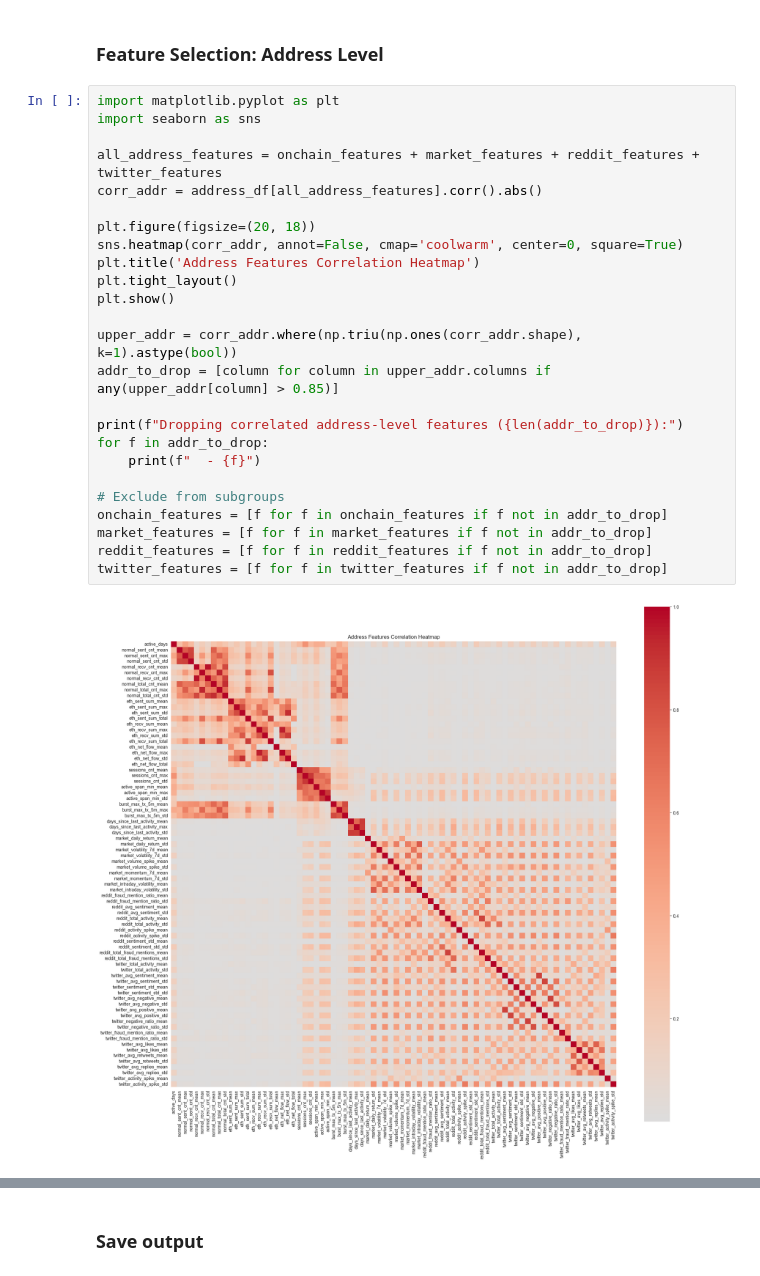
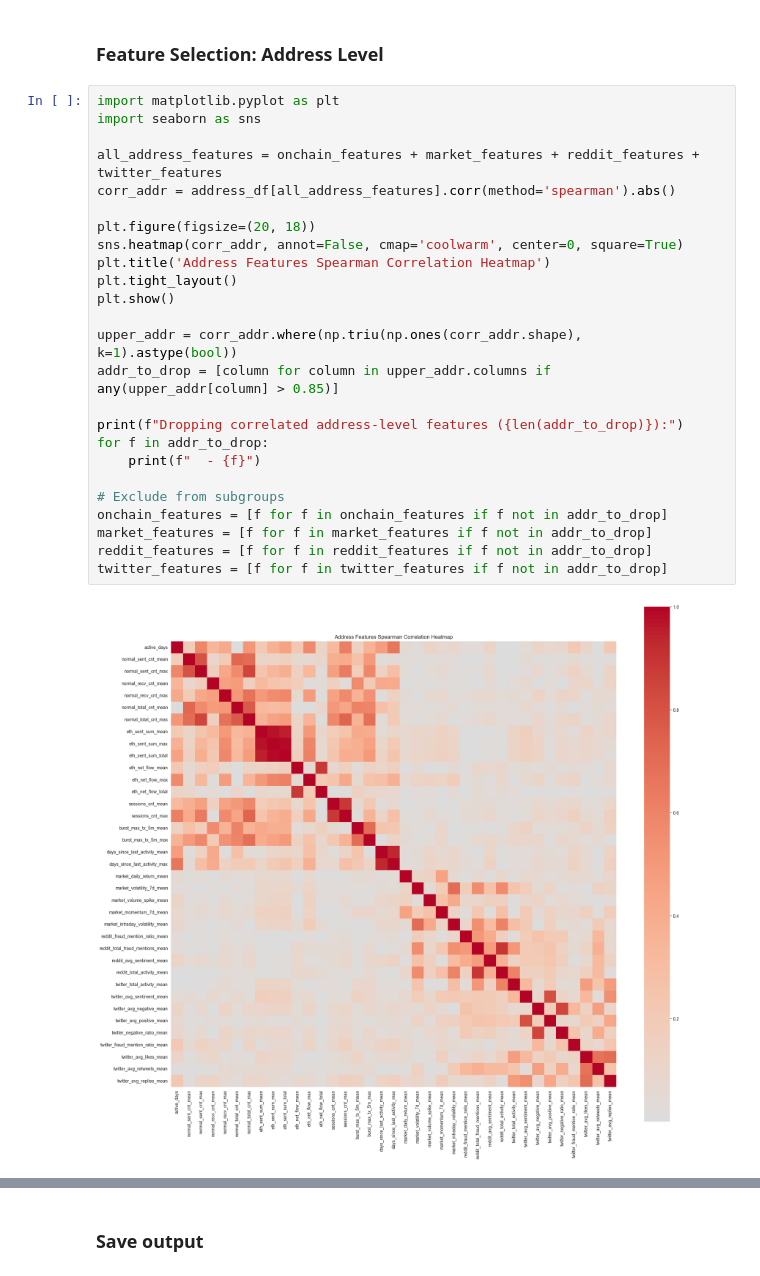
Before and after one commit to NileshFdo/FuseChain-FYP, a Jupyter notebook: ml_pipeline/notebooks/06.address_aggregation.ipynb, the cells around one changed output, grey strips where cells are left out. Drawn from its saved outputs; the diff is of its cells as text.

```diff
--- a/ml_pipeline/notebooks/06.address_aggregation.ipynb
+++ b/ml_pipeline/notebooks/06.address_aggregation.ipynb
@@ -71,27 +69,27 @@ Normal addresses: 29530
 # %%
 import matplotlib.pyplot as plt
 import seaborn as sns
 
 all_address_features = onchain_features + market_features + reddit_features + twitter_features
-corr_addr = address_df[all_address_features].corr().abs()
+corr_addr = address_df[all_address_features].corr(method='spearman').abs()
 
 plt.figure(figsize=(20, 18))
 sns.heatmap(corr_addr, annot=False, cmap='coolwarm', center=0, square=True)
-plt.title('Address Features Correlation Heatmap')
+plt.title('Address Features Spearman Correlation Heatmap')
 plt.tight_layout()
 plt.show()
 
 upper_addr = corr_addr.where(np.triu(np.ones(corr_addr.shape), k=1).astype(bool))
 addr_to_drop = [column for column in upper_addr.columns if any(upper_addr[column] > 0.85)]
 
 print(f"Dropping correlated address-level features ({len(addr_to_drop)}):")
 for f in addr_to_drop:
     print(f"  - {f}")
 
 # Exclude from subgroups
 onchain_features = [f for f in onchain_features if f not in addr_to_drop]
 market_features = [f for f in market_features if f not in addr_to_drop]
 reddit_features = [f for f in reddit_features if f not in addr_to_drop]
 twitter_features = [f for f in twitter_features if f not in addr_to_drop]
 # %% [output]
-[figure, old version]
+[figure, new version]
```
Also changed, not shown: parts of 4 cells of this notebook, 7 other files.
